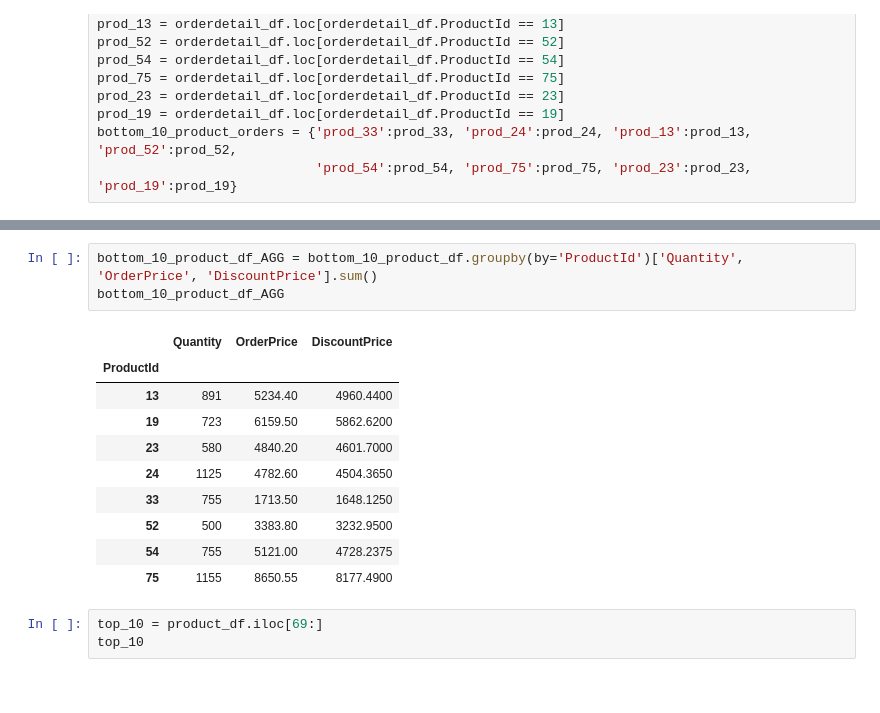
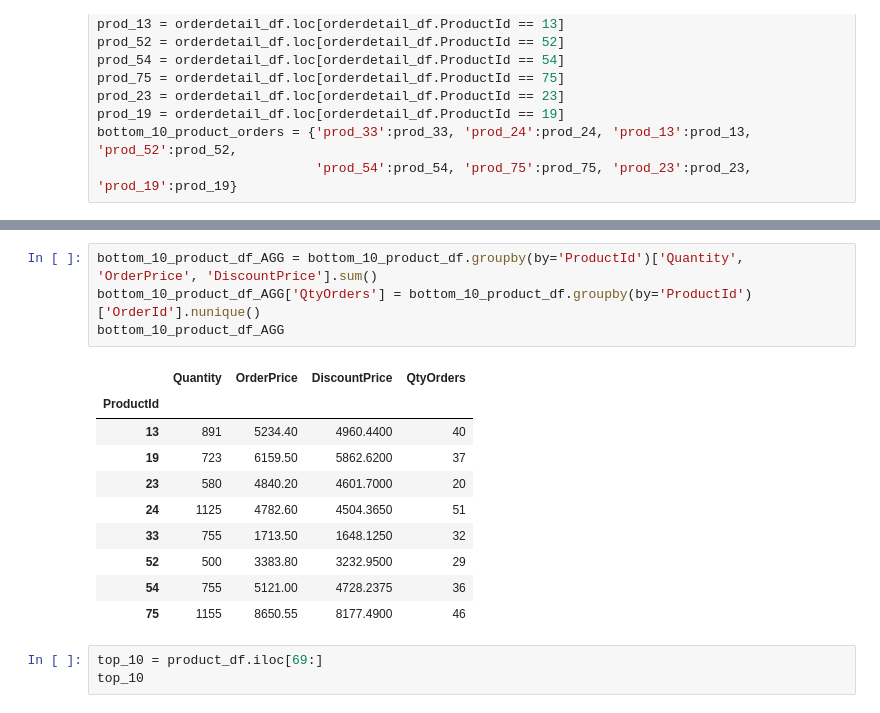
Before and after one commit to steeznation16/dsc-2-final-project-online-ds-ft-100118, a Jupyter notebook: student.ipynb, the cells around one changed output, grey strips where cells are left out. Drawn from its saved outputs; the diff is of its cells as text.

```diff
--- a/student.ipynb
+++ b/student.ipynb
@@ -1758,18 +1762,19 @@ bottom_10_product_df
 291 rows × 7 columns
 # %%
 bottom_10_product_df_AGG = bottom_10_product_df.groupby(by='ProductId')['Quantity', 'OrderPrice', 'DiscountPrice'].sum()
+bottom_10_product_df_AGG['QtyOrders'] = bottom_10_product_df.groupby(by='ProductId')['OrderId'].nunique()
 bottom_10_product_df_AGG
 # %% [output]
-|  | Quantity | OrderPrice | DiscountPrice |
-| ProductId |  |  |  |
-| 13 | 891 | 5234.40 | 4960.4400 |
-| 19 | 723 | 6159.50 | 5862.6200 |
-| 23 | 580 | 4840.20 | 4601.7000 |
-| 24 | 1125 | 4782.60 | 4504.3650 |
-| 33 | 755 | 1713.50 | 1648.1250 |
-| 52 | 500 | 3383.80 | 3232.9500 |
-| 54 | 755 | 5121.00 | 4728.2375 |
-| 75 | 1155 | 8650.55 | 8177.4900 |
+|  | Quantity | OrderPrice | DiscountPrice | QtyOrders |
+| ProductId |  |  |  |  |
+| 13 | 891 | 5234.40 | 4960.4400 | 40 |
+| 19 | 723 | 6159.50 | 5862.6200 | 37 |
+| 23 | 580 | 4840.20 | 4601.7000 | 20 |
+| 24 | 1125 | 4782.60 | 4504.3650 | 51 |
+| 33 | 755 | 1713.50 | 1648.1250 | 32 |
+| 52 | 500 | 3383.80 | 3232.9500 | 29 |
+| 54 | 755 | 5121.00 | 4728.2375 | 36 |
+| 75 | 1155 | 8650.55 | 8177.4900 | 46 |
 # %%
 top_10 = product_df.iloc[69:]
 top_10
```
Also changed, not shown: parts of 47 cells of this notebook.
